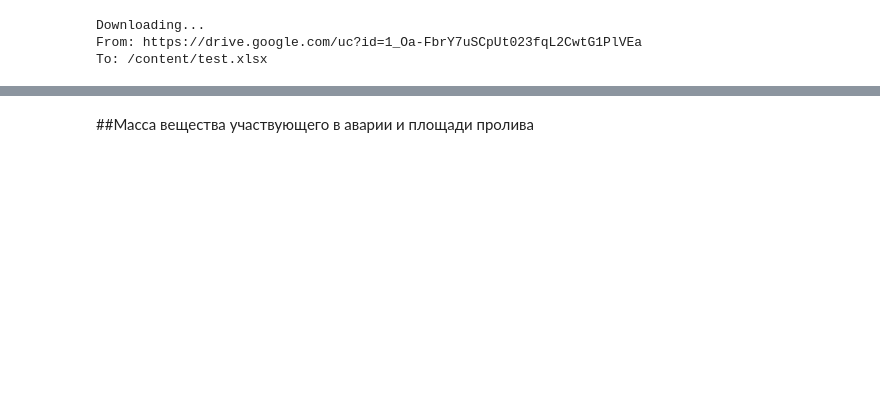
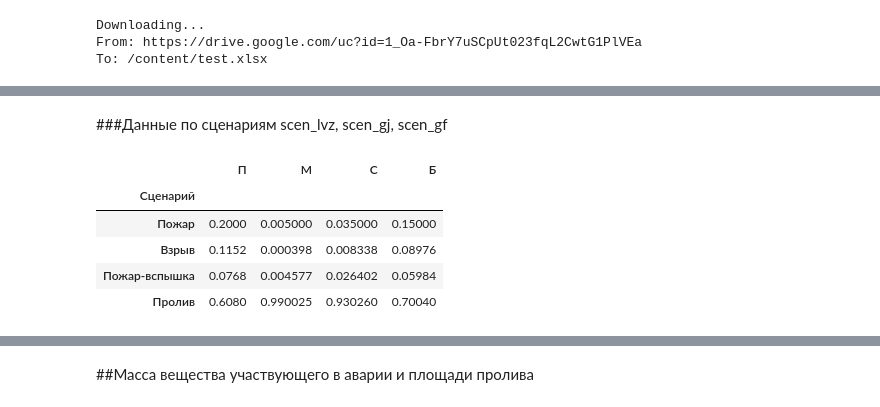
Before and after one commit to Rusildur/Pipeline_module, a Jupyter notebook: pipeline_module.ipynb, the cells around one changed output, grey strips where cells are left out. Saved outputs shown, nothing was run; the diff lists cells and outputs as text; code cells hidden in the pictures; blank space fills up the shorter version.

```diff
--- a/pipeline_module.ipynb
+++ b/pipeline_module.ipynb
@@ -337,0 +342,13 @@ To: /content/test.xlsx
+# %% [markdown]
+###Данные по сценариям scen_lvz, scen_gj, scen_gf
+# %%
+scen_lvz = pd.read_excel('test.xlsx', index_col = 'Сценарий', sheet_name = 'BD_Usl', skiprows = 0, nrows = 4, usecols=[1, 2, 3, 4, 5])
+# %%
+scen_lvz
+# %% [output]
+|  | П | М | С | Б |
+| Сценарий |  |  |  |  |
+| Пожар | 0.2000 | 0.005000 | 0.035000 | 0.15000 |
+| Взрыв | 0.1152 | 0.000398 | 0.008338 | 0.08976 |
+| Пожар-вспышка | 0.0768 | 0.004577 | 0.026402 | 0.05984 |
+| Пролив | 0.6080 | 0.990025 | 0.930260 | 0.70040 |
```
Also changed, not shown: parts of 205 cells of this notebook.
